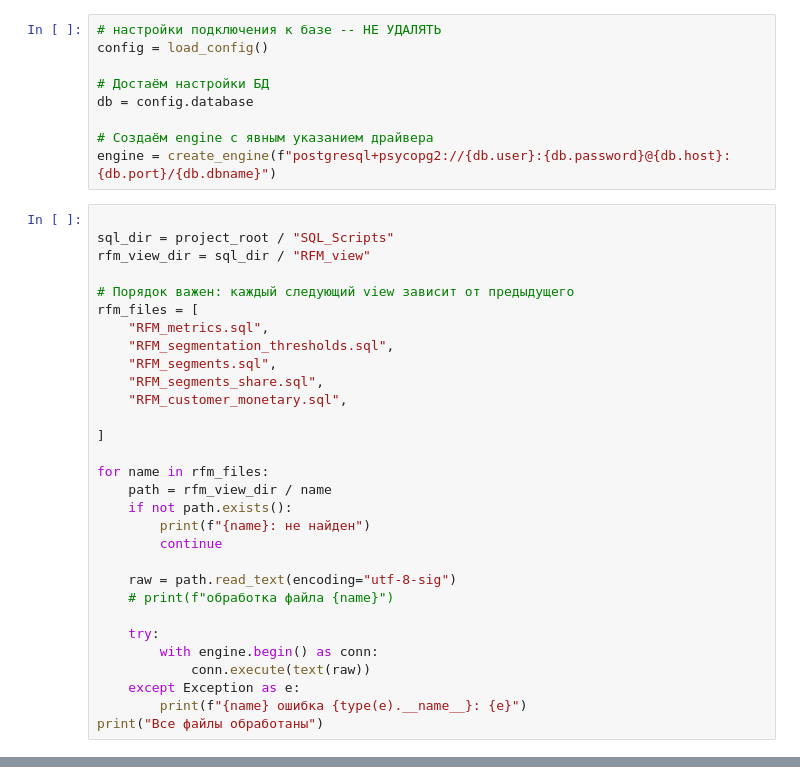
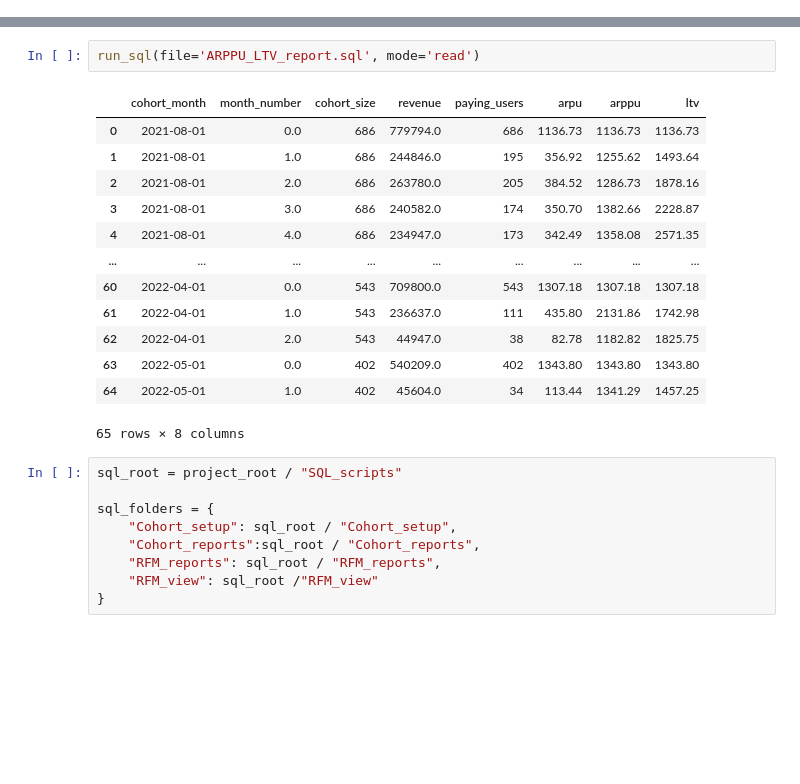
Before and after one commit to MargoUtropova/product_analitics_portfolio, a Jupyter notebook: Cohort_RFM/notebooks/data.ipynb, the cells around one changed output, grey strips where cells are left out. Drawn from its saved outputs; the diff is of its cells as text; blank space fills up the shorter version.

Commit message:
ARPPU, ARPU, LTV updated, folders and notebook updated

```diff
--- a/Cohort_RFM/notebooks/data.ipynb
+++ b/Cohort_RFM/notebooks/data.ipynb
@@ -21,39 +36,0 @@ from sqlalchemy import text
-# %%
-# настройки подключения к базе -- НЕ УДАЛЯТЬ
-config = load_config()
-
-# Достаём настройки БД
-db = config.database
-
-# Создаём engine с явным указанием драйвера
-engine = create_engine(f"postgresql+psycopg2://{db.user}:{db.password}@{db.host}:{db.port}/{db.dbname}")
-# %%
-
-sql_dir = project_root / "SQL_Scripts"
-rfm_view_dir = sql_dir / "RFM_view"
-
-# Порядок важен: каждый следующий view зависит от предыдущего
-rfm_files = [
-    "RFM_metrics.sql",
-    "RFM_segmentation_thresholds.sql",
-    "RFM_segments.sql",
-    "RFM_segments_share.sql",
-    "RFM_customer_monetary.sql",
-
-]
-
-for name in rfm_files:
-    path = rfm_view_dir / name
-    if not path.exists():
-        print(f"{name}: не найден")
-        continue
-
-    raw = path.read_text(encoding="utf-8-sig")
-    # print(f"обработка файла {name}")
-
-    try:
-        with engine.begin() as conn:
-            conn.execute(text(raw))
-    except Exception as e:
-        print(f"{name} ошибка {type(e).__name__}: {e}")
-print("Все файлы обработаны")
@@ -168,0 +148,25 @@ print(f"всего участников: {people}, ARPU на одного = {tot
+# %%
+run_sql(file='ARPPU_LTV_report.sql', mode='read')
+# %% [output]
+|  | cohort_month | month_number | cohort_size | revenue | paying_users | arpu | arppu | ltv |
+| 0 | 2021-08-01 | 0.0 | 686 | 779794.0 | 686 | 1136.73 | 1136.73 | 1136.73 |
+| 1 | 2021-08-01 | 1.0 | 686 | 244846.0 | 195 | 356.92 | 1255.62 | 1493.64 |
+| 2 | 2021-08-01 | 2.0 | 686 | 263780.0 | 205 | 384.52 | 1286.73 | 1878.16 |
+| 3 | 2021-08-01 | 3.0 | 686 | 240582.0 | 174 | 350.70 | 1382.66 | 2228.87 |
+| 4 | 2021-08-01 | 4.0 | 686 | 234947.0 | 173 | 342.49 | 1358.08 | 2571.35 |
+| ... | ... | ... | ... | ... | ... | ... | ... | ... |
+| 60 | 2022-04-01 | 0.0 | 543 | 709800.0 | 543 | 1307.18 | 1307.18 | 1307.18 |
+| 61 | 2022-04-01 | 1.0 | 543 | 236637.0 | 111 | 435.80 | 2131.86 | 1742.98 |
+| 62 | 2022-04-01 | 2.0 | 543 | 44947.0 | 38 | 82.78 | 1182.82 | 1825.75 |
+| 63 | 2022-05-01 | 0.0 | 402 | 540209.0 | 402 | 1343.80 | 1343.80 | 1343.80 |
+| 64 | 2022-05-01 | 1.0 | 402 | 45604.0 | 34 | 113.44 | 1341.29 | 1457.25 |
+65 rows × 8 columns
+# %%
+sql_root = project_root / "SQL_scripts"
+
+sql_folders = {
+    "Cohort_setup": sql_root / "Cohort_setup",
+    "Cohort_reports":sql_root / "Cohort_reports",
+    "RFM_reports": sql_root / "RFM_reports",
+    "RFM_view": sql_root /"RFM_view"
+}
```
Also changed, not shown: parts of 8 cells of this notebook, 23 other files.
